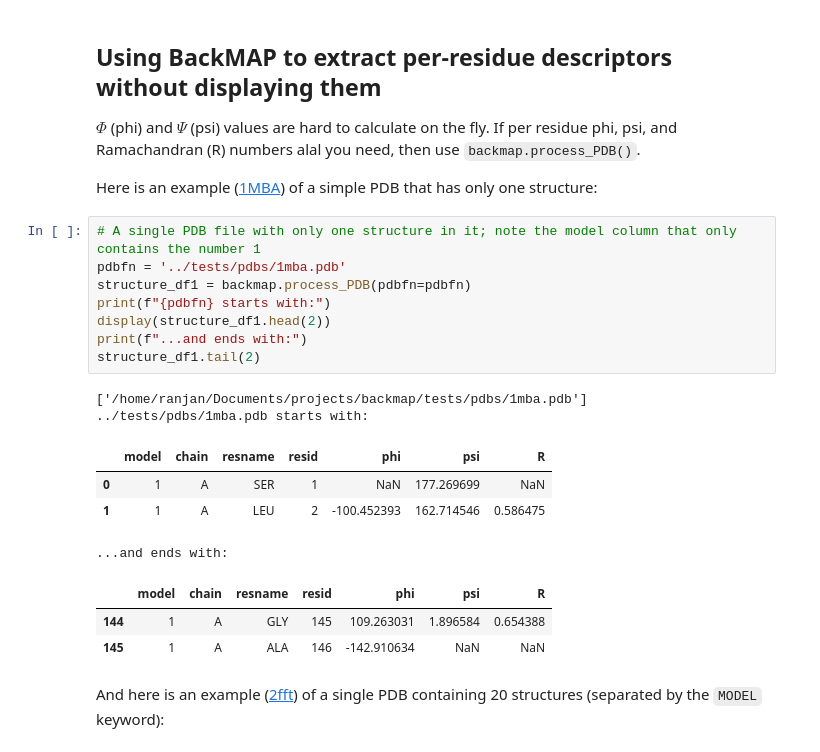
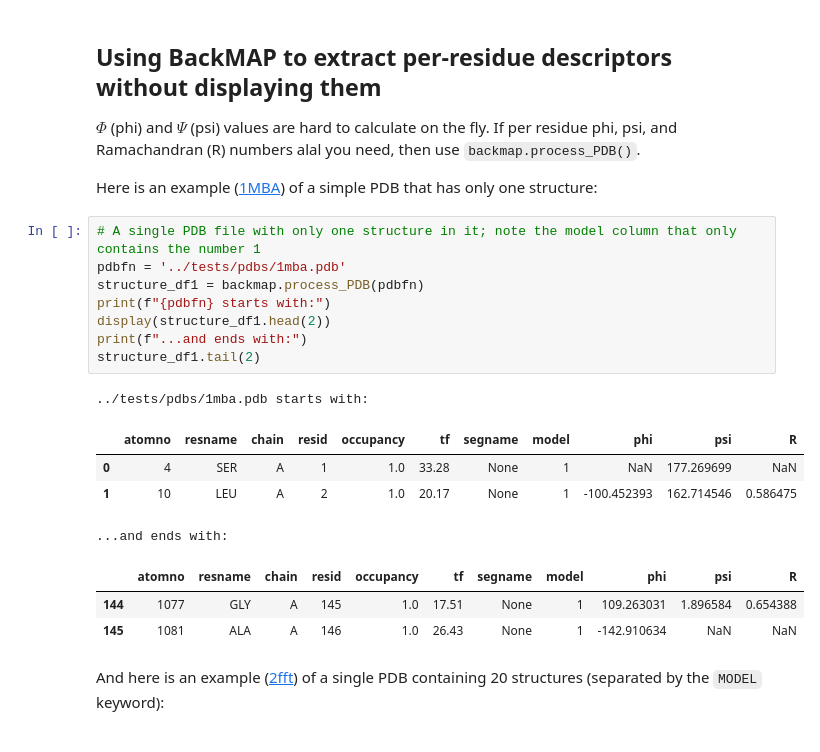
Before and after one commit to ranjanmannige/backmap, a Jupyter notebook: notebooks/examples.ipynb, the cells around one changed output. Saved outputs shown, nothing was run; the diff lists cells and outputs as text.

```diff
--- a/notebooks/examples.ipynb
+++ b/notebooks/examples.ipynb
@@ -22,21 +22,20 @@ Here is an example ([1MBA](https://www.rcsb.org/structure/1MBA)) of a simple PDB
 # %%
 # A single PDB file with only one structure in it; note the model column that only contains the number 1
 pdbfn = '../tests/pdbs/1mba.pdb'
-structure_df1 = backmap.process_PDB(pdbfn=pdbfn)
+structure_df1 = backmap.process_PDB(pdbfn)
 print(f"{pdbfn} starts with:")
 display(structure_df1.head(2))
 print(f"...and ends with:")
 structure_df1.tail(2)
 # %% [output]
-['/home/ranjan/Documents/projects/backmap/tests/pdbs/1mba.pdb']
 ../tests/pdbs/1mba.pdb starts with:
-|  | model | chain | resname | resid | phi | psi | R |
-| 0 | 1 | A | SER | 1 | NaN | 177.269699 | NaN |
-| 1 | 1 | A | LEU | 2 | -100.452393 | 162.714546 | 0.586475 |
+|  | atomno | resname | chain | resid | occupancy | tf | segname | model | phi | psi | R |
+| 0 | 4 | SER | A | 1 | 1.0 | 33.28 | None | 1 | NaN | 177.269699 | NaN |
+| 1 | 10 | LEU | A | 2 | 1.0 | 20.17 | None | 1 | -100.452393 | 162.714546 | 0.586475 |
 ...and ends with:
-|  | model | chain | resname | resid | phi | psi | R |
-| 144 | 1 | A | GLY | 145 | 109.263031 | 1.896584 | 0.654388 |
-| 145 | 1 | A | ALA | 146 | -142.910634 | NaN | NaN |
+|  | atomno | resname | chain | resid | occupancy | tf | segname | model | phi | psi | R |
+| 144 | 1077 | GLY | A | 145 | 1.0 | 17.51 | None | 1 | 109.263031 | 1.896584 | 0.654388 |
+| 145 | 1081 | ALA | A | 146 | 1.0 | 26.43 | None | 1 | -142.910634 | NaN | NaN |
 # %% [markdown]
 And here is an example ([2fft](https://www.rcsb.org/structure/2FFT)) of a single PDB containing 20 structures (separated by the `MODEL` keyword):
 # %%
```
Also changed, not shown: parts of 6 cells of this notebook, 34 other files.
